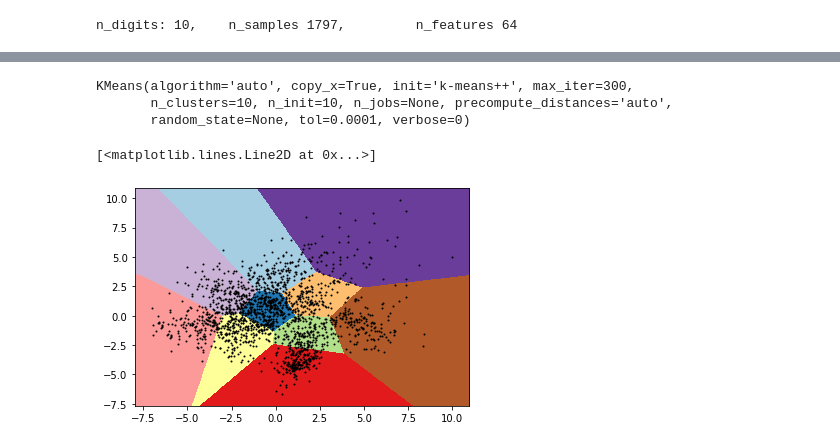
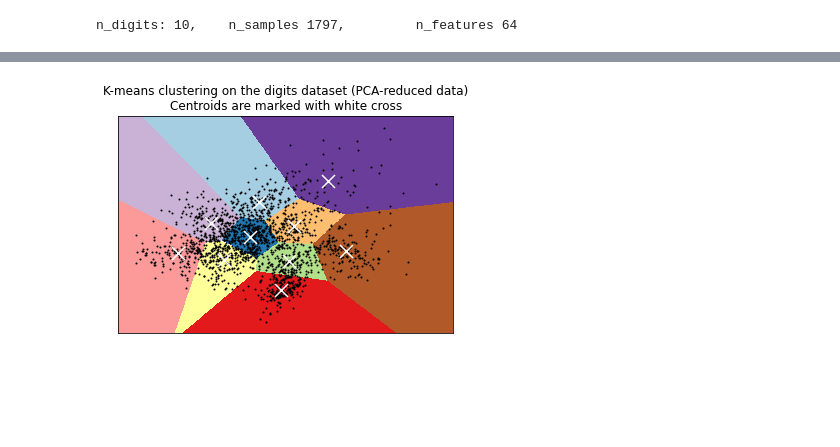
Before and after one commit to Razzf/MachineLearningTests, a Jupyter notebook: KMC_Example.ipynb, the cells around one changed output, grey strips where cells are left out. Saved outputs shown, nothing was run; the diff lists cells and outputs as text; code cells hidden in the pictures; blank space fills up the shorter version.

```diff
--- a/KMC_Example.ipynb
+++ b/KMC_Example.ipynb
@@ -53,35 +55,42 @@ random          0.29s   69907   0.633   0.674   0.653   0.518   0.649   0.131
-# %%
-# #############################################################################
-# Visualize the results on PCA-reduced data
-
-reduced_data = PCA(n_components=2).fit_transform(data)
-kmeans = KMeans(init='k-means++', n_clusters=n_digits, n_init=10)
-kmeans.fit(reduced_data)
-# %% [output]
-KMeans(algorithm='auto', copy_x=True, init='k-means++', max_iter=300,
-       n_clusters=10, n_init=10, n_jobs=None, precompute_distances='auto',
-       random_state=None, tol=0.0001, verbose=0)
 # %%
+# Visualize the results on PCA-reduced data
+
+reduced_data = PCA(n_components=2).fit_transform(data)
+kmeans = KMeans(init='k-means++', n_clusters=n_digits, n_init=10)
+kmeans.fit(reduced_data)
+
 # Step size of the mesh. Decrease to increase the quality of the VQ.
 h = .02     # point in the mesh [x_min, x_max]x[y_min, y_max].
 
 # Plot the decision boundary. For that, we will assign a color to each
 x_min, x_max = reduced_data[:, 0].min() - 1, reduced_data[:, 0].max() + 1
 y_min, y_max = reduced_data[:, 1].min() - 1, reduced_data[:, 1].max() + 1
 xx, yy = np.meshgrid(np.arange(x_min, x_max, h), np.arange(y_min, y_max, h))
+
+# Obtain labels for each point in mesh. Use last trained model.
+Z = kmeans.predict(np.c_[xx.ravel(), yy.ravel()])
+
+# Put the result into a color plot
+Z = Z.reshape(xx.shape)
+plt.figure(1)
+plt.clf()
+plt.imshow(Z, interpolation='nearest',
+           extent=(xx.min(), xx.max(), yy.min(), yy.max()),
+           cmap=plt.cm.Paired,
+           aspect='auto', origin='lower')
+
+plt.plot(reduced_data[:, 0], reduced_data[:, 1], 'k.', markersize=2)
+# Plot the centroids as a white X
+centroids = kmeans.cluster_centers_
+plt.scatter(centroids[:, 0], centroids[:, 1],
+            marker='x', s=169, linewidths=3,
+            color='w', zorder=10)
+plt.title('K-means clustering on the digits dataset (PCA-reduced data)\n'
+          'Centroids are marked with white cross')
+plt.xlim(x_min, x_max)
+plt.ylim(y_min, y_max)
+plt.xticks(())
+plt.yticks(())
+plt.show()
+# %% [output]
+[figure, added]
-# %%
-# Obtain labels for each point in mesh. Use last trained model.
-Z = kmeans.predict(np.c_[xx.ravel(), yy.ravel()])
-
-# Put the result into a color plot
-Z = Z.reshape(xx.shape)
-plt.figure(1)
-plt.clf()
-plt.imshow(Z, interpolation='nearest',
-           extent=(xx.min(), xx.max(), yy.min(), yy.max()),
-           cmap=plt.cm.Paired,
-           aspect='auto', origin='lower')
-plt.plot(reduced_data[:, 0], reduced_data[:, 1], 'k.', markersize=2)
-# %% [output]
-[<matplotlib.lines.Line2D at 0x...>]
-[figure, removed]
```
Also changed, not shown: parts of 2 cells of this notebook.
